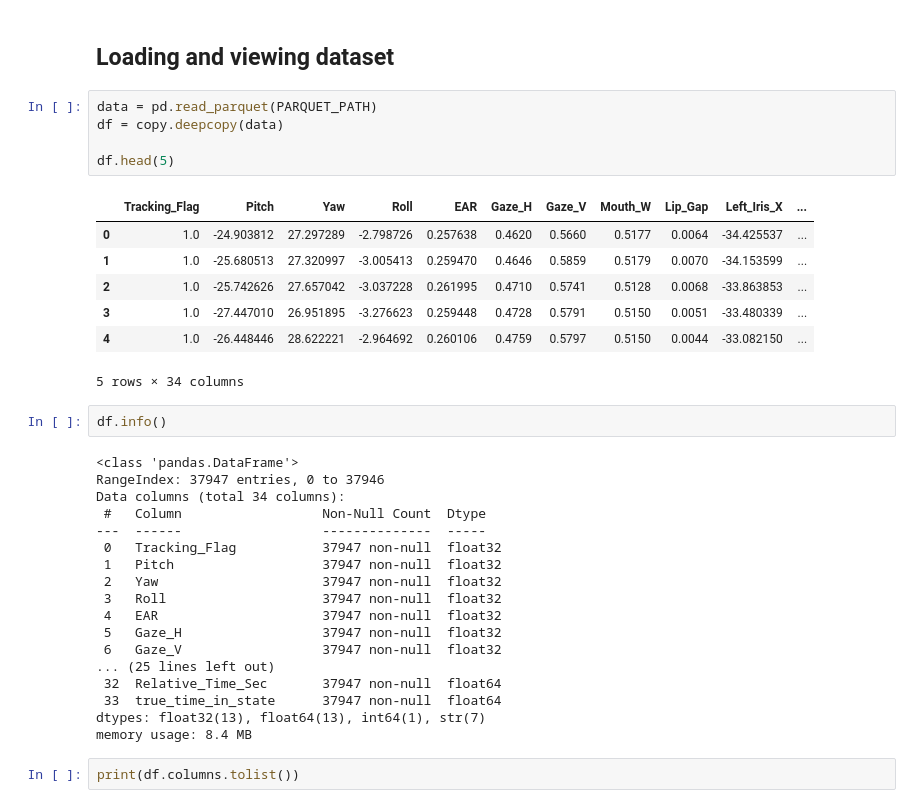
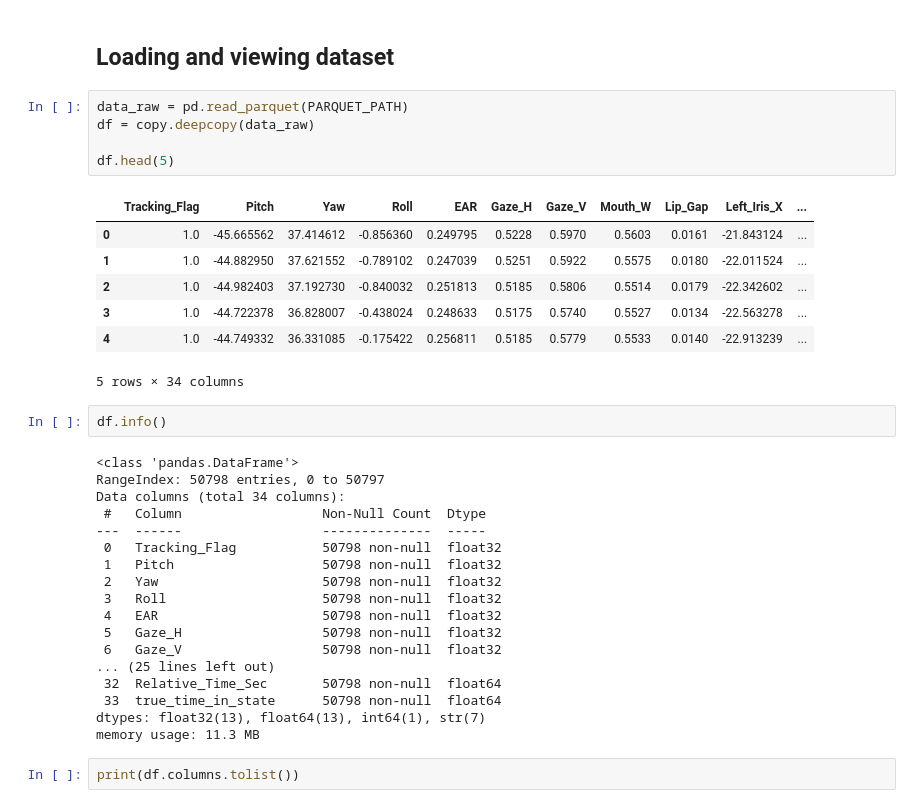
Before and after one commit to shivamjxin/cognitive-load-detection-on-webcams, a Jupyter notebook: analytics_and_ml/feature_eng.ipynb, the cells around one changed output. Cells and saved outputs as stored; diff of their text form.

```diff
--- a/analytics_and_ml/feature_eng.ipynb
+++ b/analytics_and_ml/feature_eng.ipynb
@@ -33,38 +61,38 @@ BASELINE_MIN_FRAMES = 150  # atleast 5s of valid data from baseline state
 # %% [markdown]
 ## Loading and viewing dataset
 # %%
-data = pd.read_parquet(PARQUET_PATH)
-df = copy.deepcopy(data)
+data_raw = pd.read_parquet(PARQUET_PATH)
+df = copy.deepcopy(data_raw)
 
 df.head(5)
 # %% [output]
 |  | Tracking_Flag | Pitch | Yaw | Roll | EAR | Gaze_H | Gaze_V | Mouth_W | Lip_Gap | Left_Iris_X | ... |
-| 0 | 1.0 | -24.903812 | 27.297289 | -2.798726 | 0.257638 | 0.4620 | 0.5660 | 0.5177 | 0.0064 | -34.425537 | ... |
-| 1 | 1.0 | -25.680513 | 27.320997 | -3.005413 | 0.259470 | 0.4646 | 0.5859 | 0.5179 | 0.0070 | -34.153599 | ... |
-| 2 | 1.0 | -25.742626 | 27.657042 | -3.037228 | 0.261995 | 0.4710 | 0.5741 | 0.5128 | 0.0068 | -33.863853 | ... |
-| 3 | 1.0 | -27.447010 | 26.951895 | -3.276623 | 0.259448 | 0.4728 | 0.5791 | 0.5150 | 0.0051 | -33.480339 | ... |
-| 4 | 1.0 | -26.448446 | 28.622221 | -2.964692 | 0.260106 | 0.4759 | 0.5797 | 0.5150 | 0.0044 | -33.082150 | ... |
+| 0 | 1.0 | -45.665562 | 37.414612 | -0.856360 | 0.249795 | 0.5228 | 0.5970 | 0.5603 | 0.0161 | -21.843124 | ... |
+| 1 | 1.0 | -44.882950 | 37.621552 | -0.789102 | 0.247039 | 0.5251 | 0.5922 | 0.5575 | 0.0180 | -22.011524 | ... |
+| 2 | 1.0 | -44.982403 | 37.192730 | -0.840032 | 0.251813 | 0.5185 | 0.5806 | 0.5514 | 0.0179 | -22.342602 | ... |
+| 3 | 1.0 | -44.722378 | 36.828007 | -0.438024 | 0.248633 | 0.5175 | 0.5740 | 0.5527 | 0.0134 | -22.563278 | ... |
+| 4 | 1.0 | -44.749332 | 36.331085 | -0.175422 | 0.256811 | 0.5185 | 0.5779 | 0.5533 | 0.0140 | -22.913239 | ... |
 5 rows × 34 columns
 # %%
 df.info()
 # %% [output]
 <class 'pandas.DataFrame'>
-RangeIndex: 37947 entries, 0 to 37946
+RangeIndex: 50798 entries, 0 to 50797
 Data columns (total 34 columns):
  #   Column                  Non-Null Count  Dtype
 ---  ------                  --------------  -----
- 0   Tracking_Flag           37947 non-null  float32
- 1   Pitch                   37947 non-null  float32
- 2   Yaw                     37947 non-null  float32
- 3   Roll                    37947 non-null  float32
- 4   EAR                     37947 non-null  float32
- 5   Gaze_H                  37947 non-null  float32
- 6   Gaze_V                  37947 non-null  float32
+ 0   Tracking_Flag           50798 non-null  float32
+ 1   Pitch                   50798 non-null  float32
+ 2   Yaw                     50798 non-null  float32
+ 3   Roll                    50798 non-null  float32
+ 4   EAR                     50798 non-null  float32
+ 5   Gaze_H                  50798 non-null  float32
+ 6   Gaze_V                  50798 non-null  float32
 ... (25 lines left out)
- 32  Relative_Time_Sec       37947 non-null  float64
- 33  true_time_in_state      37947 non-null  float64
+ 32  Relative_Time_Sec       50798 non-null  float64
+ 33  true_time_in_state      50798 non-null  float64
 dtypes: float32(13), float64(13), int64(1), str(7)
-memory usage: 8.4 MB
+memory usage: 11.3 MB
 # %%
 print(df.columns.tolist())
 # %% [output]
```
Also changed, not shown: parts of 45 cells of this notebook.
